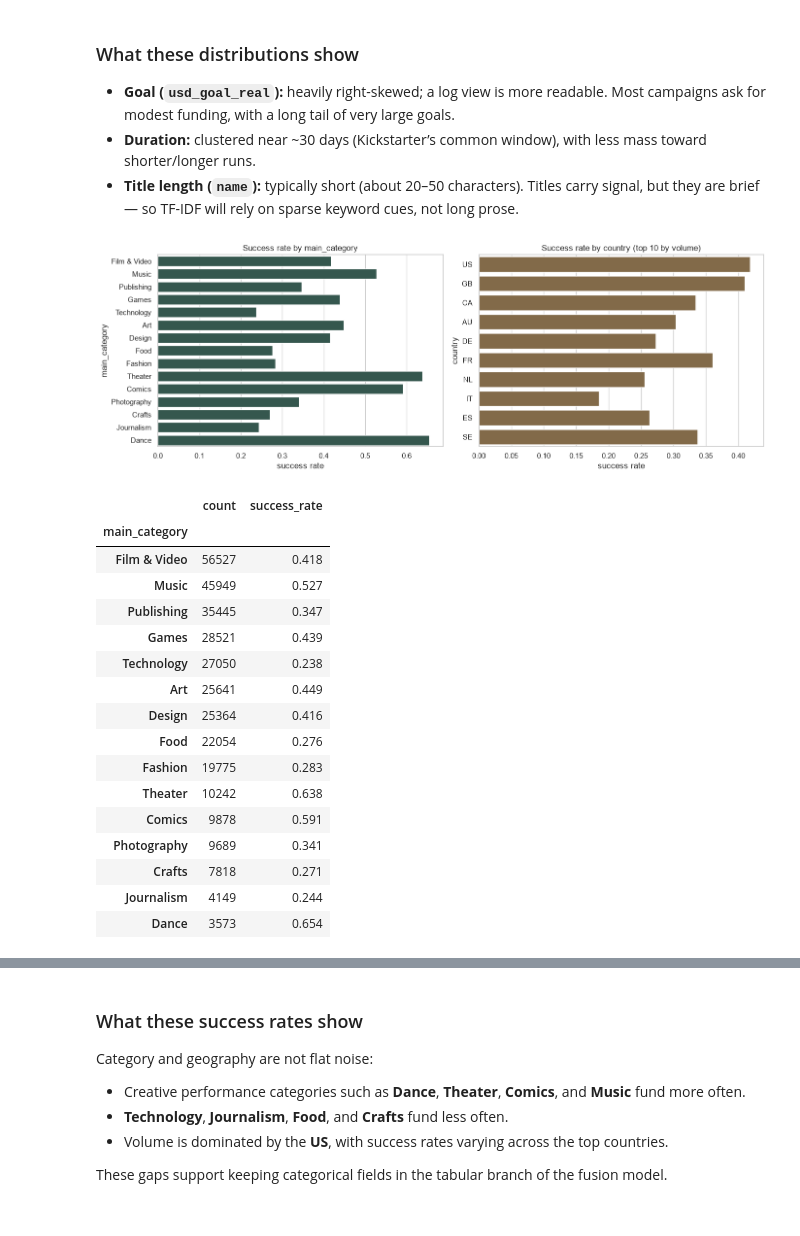
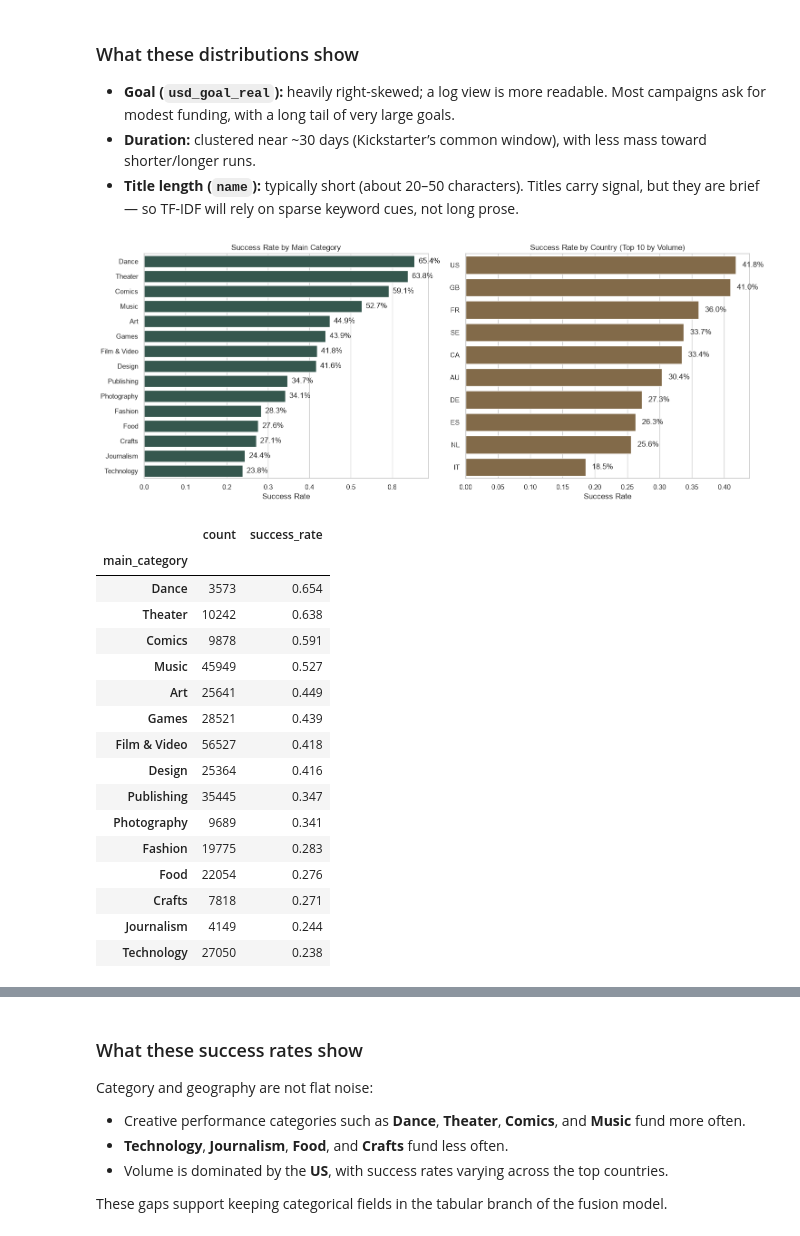
Before and after one commit to sathvik89/kickstarter-funding-prediction, a Jupyter notebook: notebooks/01_eda.ipynb, the cells around one changed output, grey strips where cells are left out. Drawn from its saved outputs; the diff is of its cells as text; code cells hidden in the pictures.

```diff
--- a/notebooks/01_eda.ipynb
+++ b/notebooks/01_eda.ipynb
@@ -228,49 +228,78 @@ plt.show()
 - **Duration:** clustered near ~30 days (Kickstarter’s common window), with less mass toward shorter/longer runs.
 - **Title length (`name`):** typically short (about 20–50 characters). Titles carry signal, but they are brief — so TF-IDF will rely on sparse keyword cues, not long prose.
 # %%
-fig, axes = plt.subplots(1, 2, figsize=(14, 5))
+fig, axes = plt.subplots(1, 2, figsize=(15, 6))
 
+# Main Category (sorted by success rate)
 main_cat = (
     base.groupby("main_category")["target"]
     .agg(count="size", success_rate="mean")
-    .sort_values("count", ascending=False)
+    .sort_values("success_rate", ascending=False)
 )
-sns.barplot(x=main_cat["success_rate"], y=main_cat.index, ax=axes[0], color="#2f5d50")
-axes[0].set_title("Success rate by main_category")
-axes[0].set_xlabel("success rate")
 
+sns.barplot(
+    data=main_cat.reset_index(),
+    x="success_rate",
+    y="main_category",
+    ax=axes[0],
+    color="#2f5d50"
+)
+
+axes[0].set_title("Success Rate by Main Category")
+axes[0].set_xlabel("Success Rate")
+axes[0].set_ylabel("")
+
+for i, v in enumerate(main_cat["success_rate"]):
+    axes[0].text(v + 0.01, i, f"{v:.1%}", va="center")
+
+# Top 10 Countries (sorted by success rate)
 top_countries = base["country"].value_counts().head(10).index
+
 country = (
     base[base["country"].isin(top_countries)]
     .groupby("country")["target"]
     .agg(count="size", success_rate="mean")
-    .sort_values("count", ascending=False)
+    .sort_values("success_rate", ascending=False)
 )
-sns.barplot(x=country["success_rate"], y=country.index, ax=axes[1], color="#8c6b3f")
-axes[1].set_title("Success rate by country (top 10 by volume)")
-axes[1].set_xlabel("success rate")
+
+sns.barplot(
+    data=country.reset_index(),
+    x="success_rate",
+    y="country",
+    ax=axes[1],
+    color="#8c6b3f"
+)
+
+axes[1].set_title("Success Rate by Country (Top 10 by Volume)")
+axes[1].set_xlabel("Success Rate")
+axes[1].set_ylabel("")
+
+for i, v in enumerate(country["success_rate"]):
+    axes[1].text(v + 0.01, i, f"{v:.1%}", va="center")
 
 plt.tight_layout()
 fig.savefig(FIG_DIR / "01_categorical_success_rates.png", dpi=150)
 plt.show()
 
-main_cat.round(3)
+# Display tables
+display(main_cat.round(3))
+display(country.round(3))
 # %% [output]
-[figure, old version]
+[figure, new version]
 |  | count | success_rate |
 | main_category |  |  |
-| Film & Video | 56527 | 0.418 |
-| Music | 45949 | 0.527 |
-| Publishing | 35445 | 0.347 |
-| Games | 28521 | 0.439 |
-| Technology | 27050 | 0.238 |
-| Art | 25641 | 0.449 |
-| Design | 25364 | 0.416 |
-| Food | 22054 | 0.276 |
-| Fashion | 19775 | 0.283 |
+| Dance | 3573 | 0.654 |
 | Theater | 10242 | 0.638 |
 | Comics | 9878 | 0.591 |
+| Music | 45949 | 0.527 |
+| Art | 25641 | 0.449 |
+| Games | 28521 | 0.439 |
+| Film & Video | 56527 | 0.418 |
+| Design | 25364 | 0.416 |
+| Publishing | 35445 | 0.347 |
 | Photography | 9689 | 0.341 |
+| Fashion | 19775 | 0.283 |
+| Food | 22054 | 0.276 |
 | Crafts | 7818 | 0.271 |
 | Journalism | 4149 | 0.244 |
-| Dance | 3573 | 0.654 |
+| Technology | 27050 | 0.238 |
```
Also changed, not shown: parts of 1 cell of this notebook, 5 other files.
